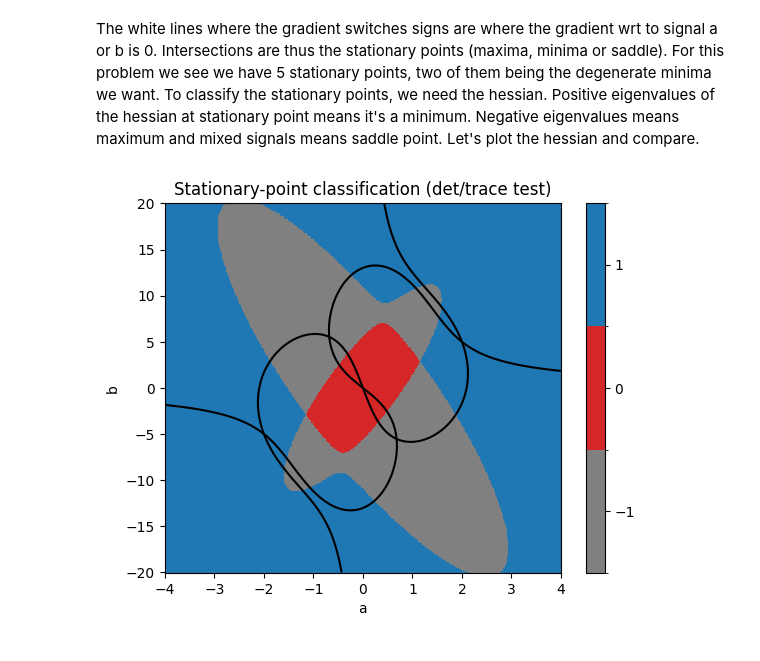
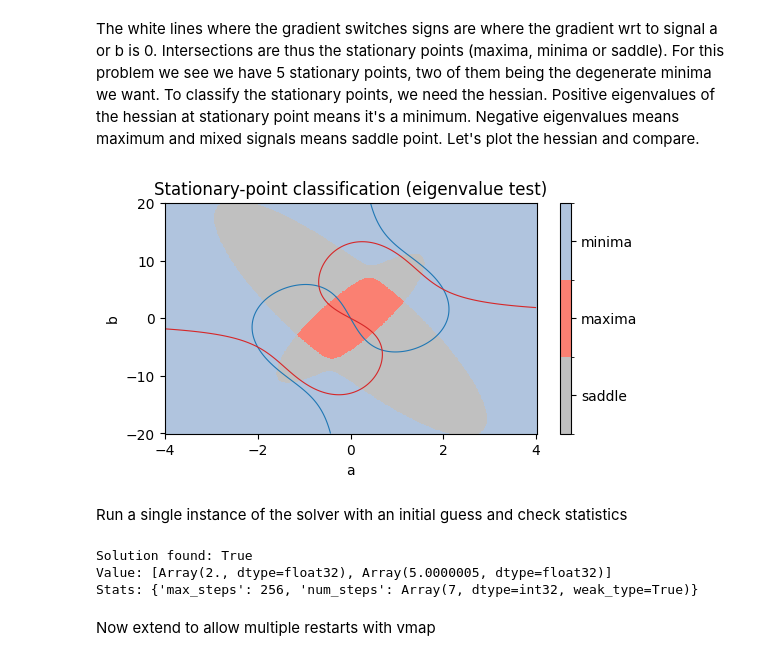
Before and after one commit to pratik-t/CFF-Fitting, a Jupyter notebook: Gen 0 JAX/jax_learn.ipynb, the cells around one changed output. Drawn from its saved outputs; the diff is of its cells as text; code cells hidden in the pictures.

```diff
--- a/Gen 0 JAX/jax_learn.ipynb
+++ b/Gen 0 JAX/jax_learn.ipynb
@@ -160,44 +170,54 @@ The white lines where the gradient switches signs are where the gradient wrt to
 # %%
 from matplotlib.colors import ListedColormap, BoundaryNorm
 
 inner_hess = jax.vmap(jax.hessian(loss_test, argnums=0), in_axes=([0, None], None), out_axes=0)
 batch_hess = jax.vmap(inner_hess, in_axes=([None, 0], None), out_axes=1)
 hess_grid = batch_hess([a_vals, b_vals],(X_DAT, Y_DAT))
-
-d2L_da2  = hess_grid[0][0]
-d2L_dadb = hess_grid[0][1]
-d2L_db2  = hess_grid[1][1]
 
 n = len(hess_grid)
 
 hess_grid_array = jnp.stack(
     [jnp.stack([hess_grid[i][j] for j in range(n)], axis=-1) for i in range(n)],
     axis=-2
 )
 
 eigvals_grid = jnp.linalg.eigvalsh(hess_grid_array)   # shape (*grid_shape, n)
 
 all_positive = jnp.all(eigvals_grid > 0, axis=-1)
 all_negative = jnp.all(eigvals_grid < 0, axis=-1)
 
-classification = jnp.where(all_positive, 1,
-                           jnp.where(all_negative, 0, -1))
+classification = jnp.where(all_positive, 1, jnp.where(all_negative, 0, -1))
 
 A, B = jnp.meshgrid(a_vals, b_vals, indexing='ij')
-cmap = ListedColormap(['gray', 'tab:red', 'tab:blue'])       # saddle, max, min
+cmap = ListedColormap(['silver', 'salmon', 'lightsteelblue'])       # saddle, max, min
 norm = BoundaryNorm([-1.5, -0.5, 0.5, 1.5], cmap.N)
 
-plt.figure()
-plt.pcolormesh(A, B, classification, shading='auto', cmap=cmap, norm=norm)
-plt.xlabel('a');
-plt.ylabel('b');
-plt.title('Stationary-point classification (det/trace test)');
-cbar = plt.colorbar(ticks=[-1, 0, 1])
-plt.contour(A, B, dLda_grid, levels=[0], colors='k');
-plt.contour(A, B, dLdb_grid, levels=[0], colors='k');
+fig, ax = plt.subplots(1,1,figsize=(6, 3))
+im = ax.pcolormesh(A, B, classification, shading='auto', cmap=cmap, norm=norm)
+ax.set_xlabel('a');
+ax.set_ylabel('b');
+ax.set_title('Stationary-point classification (eigenvalue test)');
+cbar = fig.colorbar(im, ticks=[-1, 0, 1], ax=ax)
+cbar.set_ticklabels(['saddle', 'maxima', 'minima'])
+ax.contour(A, B, dLda_grid, levels=[0], colors='tab:blue', linewidths=0.8);
+ax.contour(A, B, dLdb_grid, levels=[0], colors='tab:red', linewidths=0.8);
 # %% [output]
-[figure, old version]
+[figure, new version]
+# %% [markdown]
+Run a single instance of the solver with an initial guess and check statistics
 # %%
+# resid is the residual function fn which is defined as fn(y, args). y is the thing being solved for and args are the arguments to fn. fn must return the residual, (pred-true) as an array.
+
 def resid(params, data):
     x_data, y_data = data
     return func(x_data, params)-y_data
+
+solver = optx.LevenbergMarquardt(rtol=1e-6, atol=1e-6)
+sol = optx.least_squares(fn=resid, solver=solver, y0=[5, -0.7], args=(X_DAT, Y_DAT))
+print(f'Solution found: {sol.result == optx.RESULTS.successful}\nValue: {sol.value}\nStats: {sol.stats}')
+# %% [output]
+Solution found: True
+Value: [Array(2., dtype=float32), Array(5.0000005, dtype=float32)]
+Stats: {'max_steps': 256, 'num_steps': Array(7, dtype=int32, weak_type=True)}
+# %% [markdown]
+Now extend to allow multiple restarts with vmap
```
Also changed, not shown: parts of 8 cells of this notebook.
